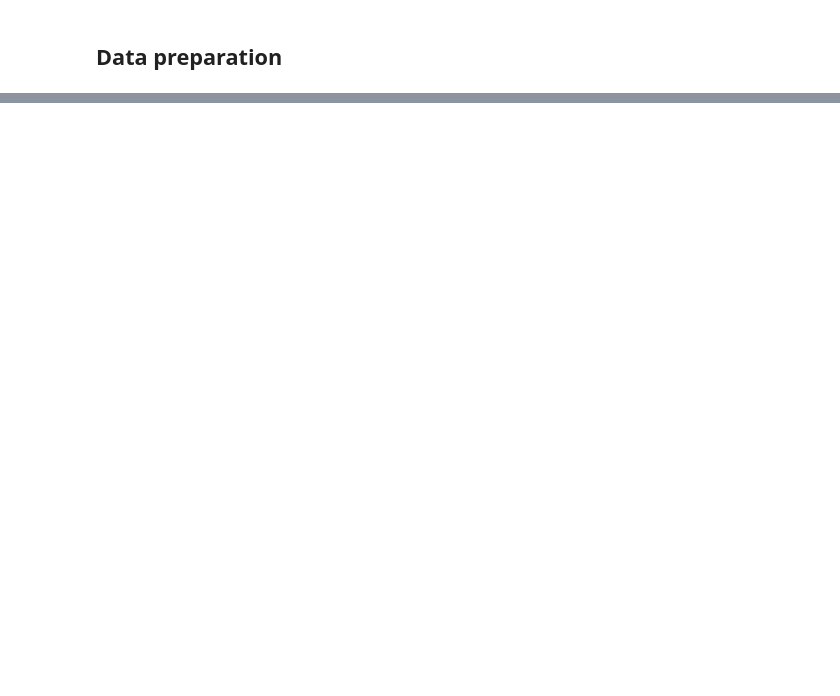
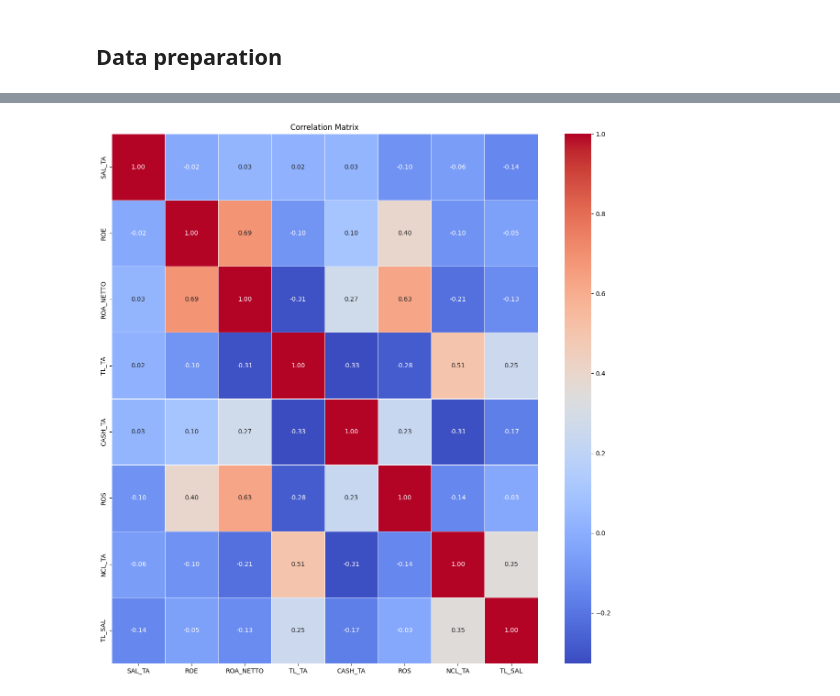
Before and after one commit to rohalmatus/financial-distress-models, a Jupyter notebook: CODE/EXPLORATORY/eda_01.ipynb, the cells around one changed output, grey strips where cells are left out. Cells and saved outputs as stored; diff of their text form; code cells hidden in the pictures; blank space fills up the shorter version.

Commit message:
first modelling draft

```diff
--- a/CODE/EXPLORATORY/eda_01.ipynb
+++ b/CODE/EXPLORATORY/eda_01.ipynb
@@ -202,0 +44,5 @@ plt.show()
+# %%
+financial_ratios_table_raw = pd.read_csv('../../DATA/MODEL/FINAL_financial_ratios_df.csv')
+display(financial_ratios_table_raw.shape[0])
+# financial_ratios_table_raw.query('year == 2018 or SAL_CLASS not in ["<50,000", ">150,000,000"]', inplace=True)
+# display(financial_ratios_table_raw.shape[0])
@@ -202,0 +85,24 @@ plt.show()
+# %%
+master_set_2017 = set(financial_ratios_table_raw['entity_ico'].unique())
+
+for year in 2015, 2016, 2017:
+    subset = financial_ratios_table_raw.query('year == @year and RUZ_indirect_criterion == 0 and RUZ_cancelled == 0 and RU_konkurz == 0 and RU_ostatne_konania == 0 and DPHZ_vat_registration_cancelled == 0')
+    subset_set = set(subset['entity_ico'].unique())
+
+    master_set_2017 = master_set_2017.intersection(subset_set)
+
+
+display(len(master_set_2017))
+
+
+master_set_2018 = set(financial_ratios_table_raw['entity_ico'].unique())
+
+for year in 2016, 2017, 2018:
+    subset = financial_ratios_table_raw.query('year == @year and RUZ_indirect_criterion == 0 and RUZ_cancelled == 0 and RU_konkurz == 0 and RU_ostatne_konania == 0 and DPHZ_vat_registration_cancelled == 0')
+    subset_set = set(subset['entity_ico'].unique())
+
+    master_set_2018 = master_set_2018.intersection(subset_set)
+
+
+
+display(len(master_set_2018))
@@ -202,0 +115,3 @@ plt.show()
+# %%
+SAL_CLASSES = sorted(financial_ratios_table_raw['sal_class'].unique())
+SKNACE_GROUPS = financial_ratios_table_raw['sknace_division'].unique()
@@ -202,0 +335,11 @@ plt.show()
+# %%
+# Calculate the correlation matrix
+correlation_matrix = financial_ratios_table_2017.query('is_outlier == False')[['SAL_TA', 'ROE', 'ROA_NETTO', 'TL_TA', 'CASH_TA', 'ROS', 'NCL_TA', 'TL_SAL']].corr()
+
+# Plotting the correlation matrix as a heatmap
+plt.figure(figsize=(15, 15))
+sns.heatmap(correlation_matrix, annot=True, cmap='coolwarm', fmt=".2f", linewidths=.5)
+plt.title(f'Correlation Matrix')
+plt.show()
+# %% [output]
+[figure, added]
```
Also changed, not shown: parts of 38 cells of this notebook, 5 other files.
